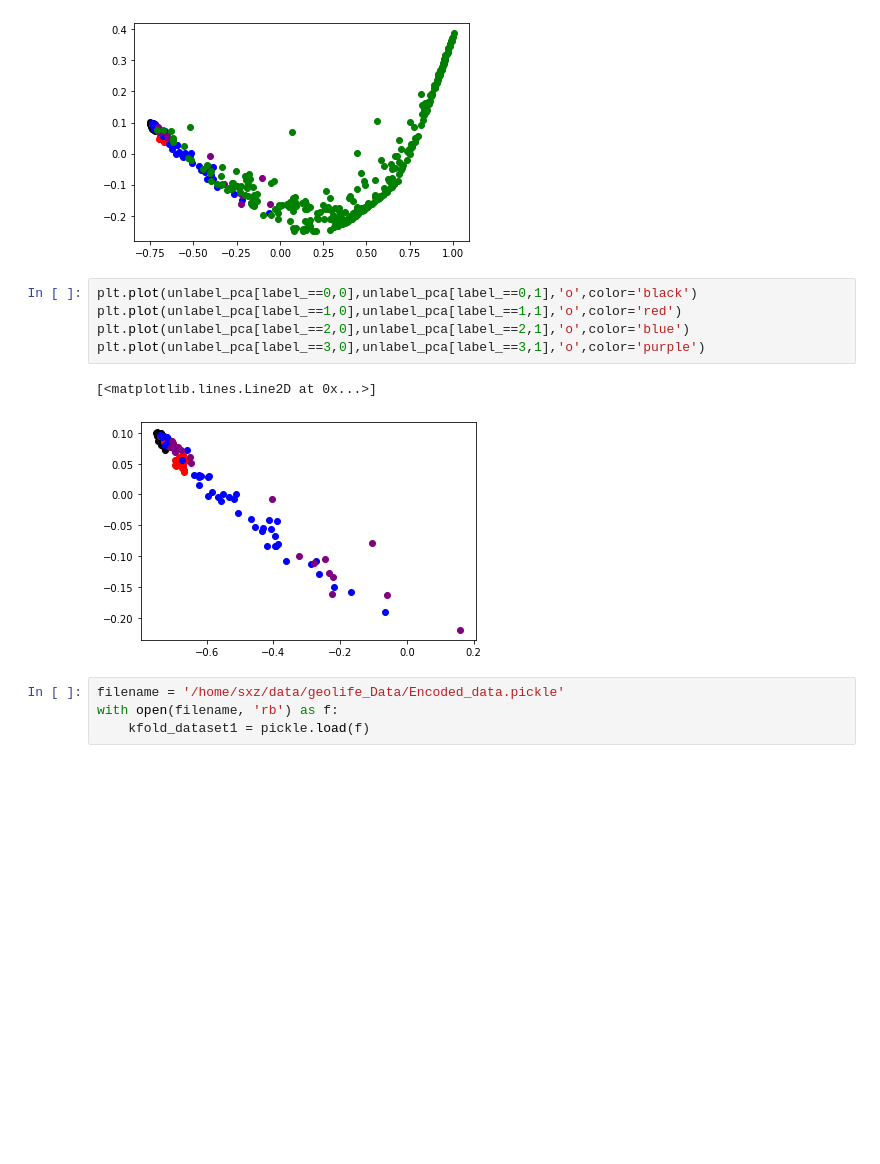
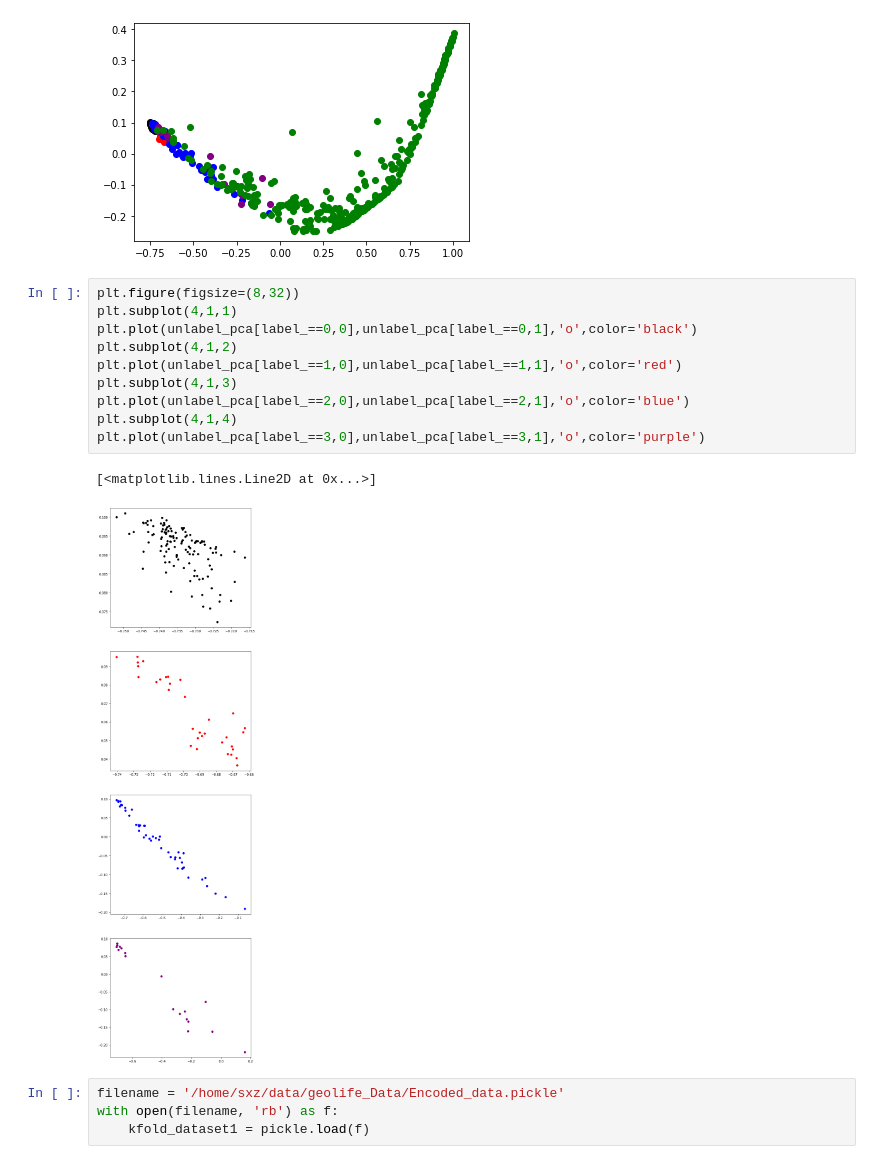
Before and after one commit to ShawnKS/Transportation-Mode-Identification-with-UnsupervisedLearning, a Jupyter notebook: clustering&evulating.ipynb, the cells around one changed output. Saved outputs shown, nothing was run; the diff lists cells and outputs as text; blank space fills up the shorter version.

```diff
--- a/clustering&evulating.ipynb
+++ b/clustering&evulating.ipynb
@@ -120,13 +120,18 @@ plt.plot(unlabel_pca[label_==4,0],unlabel_pca[label_==4,1],'o',color='green')
 [<matplotlib.lines.Line2D at 0x...>]
 [figure]
 # %%
+plt.figure(figsize=(8,32))
+plt.subplot(4,1,1)
 plt.plot(unlabel_pca[label_==0,0],unlabel_pca[label_==0,1],'o',color='black')
+plt.subplot(4,1,2)
 plt.plot(unlabel_pca[label_==1,0],unlabel_pca[label_==1,1],'o',color='red')
+plt.subplot(4,1,3)
 plt.plot(unlabel_pca[label_==2,0],unlabel_pca[label_==2,1],'o',color='blue')
+plt.subplot(4,1,4)
 plt.plot(unlabel_pca[label_==3,0],unlabel_pca[label_==3,1],'o',color='purple')
 # %% [output]
 [<matplotlib.lines.Line2D at 0x...>]
-[figure, old version]
+[figure, new version]
 # %%
 filename = '/home/sxz/data/geolife_Data/Encoded_data.pickle'
 with open(filename, 'rb') as f:
```
Also changed, not shown: 6 other files.
